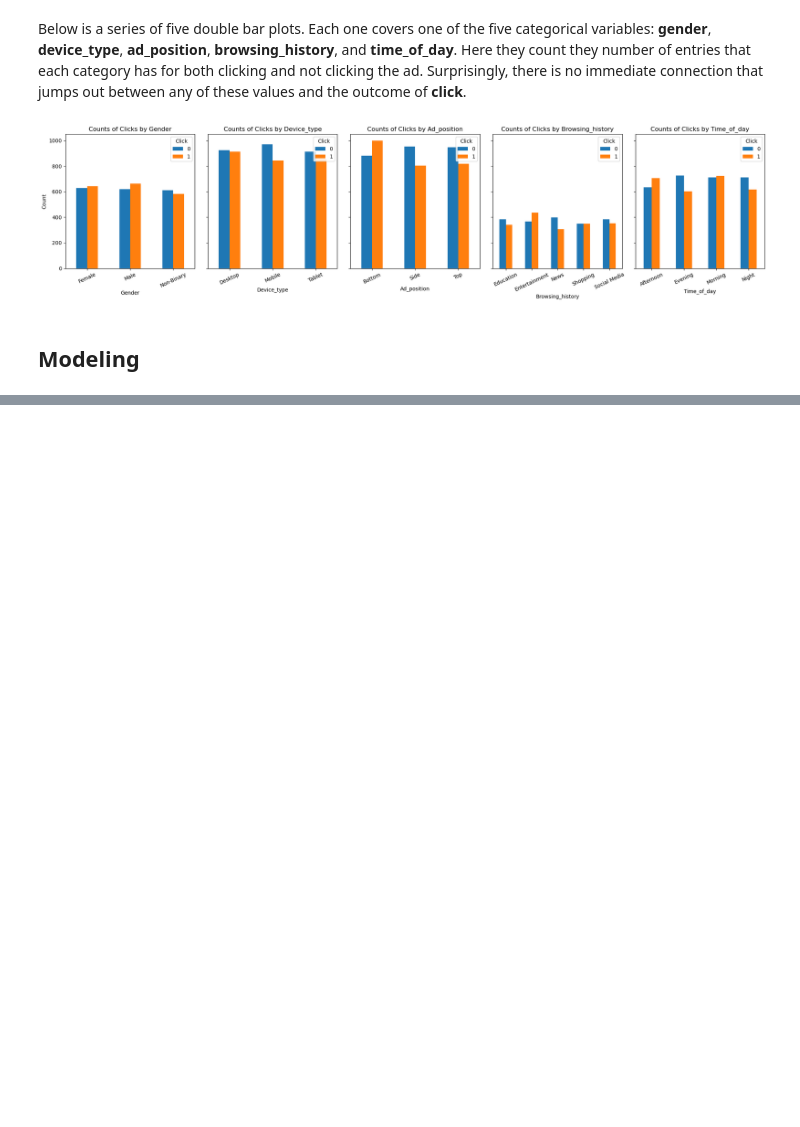
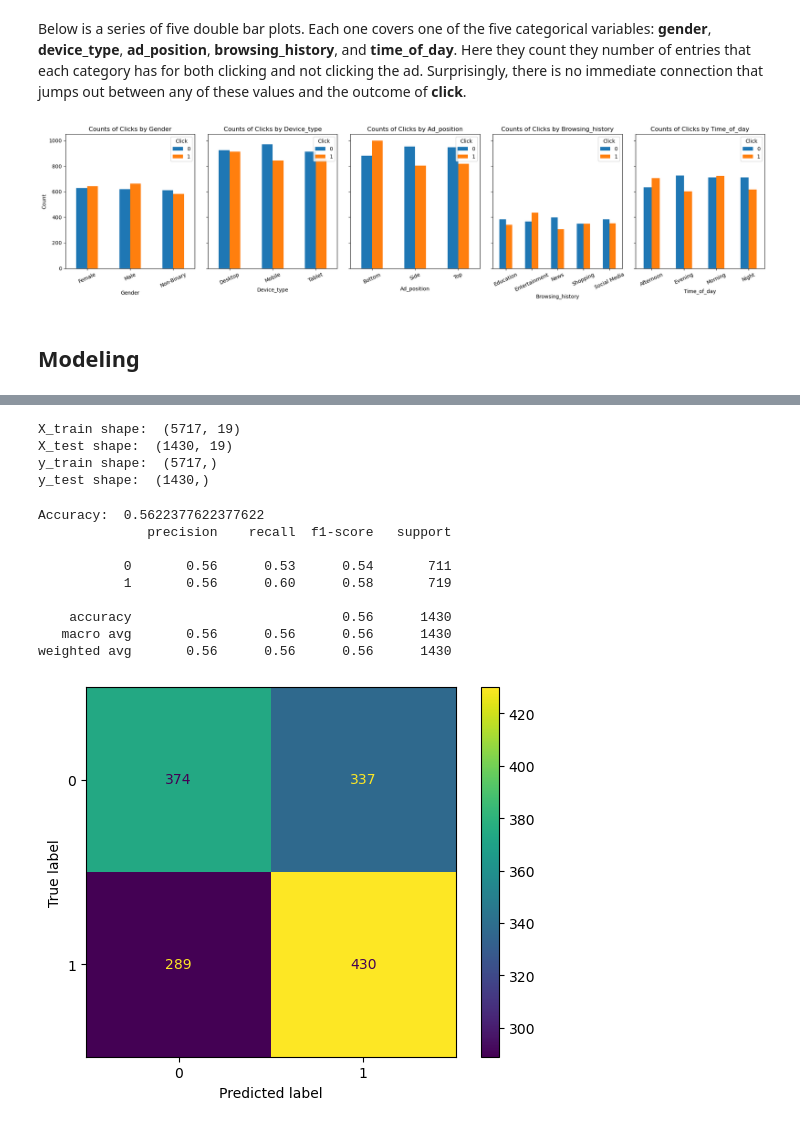
Before and after one commit to Wsmit125/Project-2-Ad-Click-Dataset, a Jupyter notebook: project-2-exploration.ipynb, the cells around one changed output, grey strips where cells are left out. Drawn from its saved outputs; the diff is of its cells as text; code cells hidden in the pictures; blank space fills up the shorter version.

Commit message:
Upload Completed Exploration
Replace old exploration file with new, completed project file.

```diff
--- a/project-2-exploration.ipynb
+++ b/project-2-exploration.ipynb
@@ -185,0 +192,60 @@ NOTE: No models have been developed yet, though I believe I will be using a Naiv
+# %%
+# import libraries for splitting data
+from sklearn.model_selection import train_test_split
+
+# Replace null values in 'Age' with -1
+df_model1 = df_clean
+df_model1['age'] = df_model1['age'].fillna(-1)
+df_model1.isnull().sum()
+
+# Split data into predictors and target
+X = df_model1.drop(columns = ['id', 'full_name', 'click'])
+y = df_model1['click']
+# %%
+# Split data into train and test, using 80% of the data for training and 20% for testing
+X_train, X_test, y_train, y_test = train_test_split(X, y, test_size=0.2, random_state=5)
+
+# Show the shape of training and testing data
+print("X_train shape: ", X_train.shape)
+print("X_test shape: ", X_test.shape)
+print("y_train shape: ", y_train.shape)
+print("y_test shape: ", y_test.shape)
+# %% [output]
+X_train shape:  (5717, 19)
+X_test shape:  (1430, 19)
+y_train shape:  (5717,)
+y_test shape:  (1430,)
+# %%
+# import libraries for Naive Bayes
+from sklearn.naive_bayes import GaussianNB
+
+# Create Naive Bayes model
+model_NB = GaussianNB()
+model_NB.fit(X_train, y_train)
+
+# Predict on the test data
+y_pred = model_NB.predict(X_test)
+# %%
+# import libraries for model analysis
+from sklearn.metrics import (classification_report, confusion_matrix, ConfusionMatrixDisplay, accuracy_score)
+
+# Print classification report
+print("Accuracy: ", accuracy_score(y_test, y_pred))
+print(classification_report(y_test, y_pred))
+
+# Print confusion matrix
+labels = [0,1]
+cm = confusion_matrix(y_test, y_pred, labels=labels)
+disp = ConfusionMatrixDisplay(confusion_matrix=cm, display_labels=labels)
+disp.plot();
+# %% [output]
+Accuracy:  0.5622377622377622
+              precision    recall  f1-score   support
+
+           0       0.56      0.53      0.54       711
+           1       0.56      0.60      0.58       719
+
+    accuracy                           0.56      1430
+   macro avg       0.56      0.56      0.56      1430
+weighted avg       0.56      0.56      0.56      1430
+[figure, added]
```
Also changed, not shown: parts of 23 cells of this notebook.
